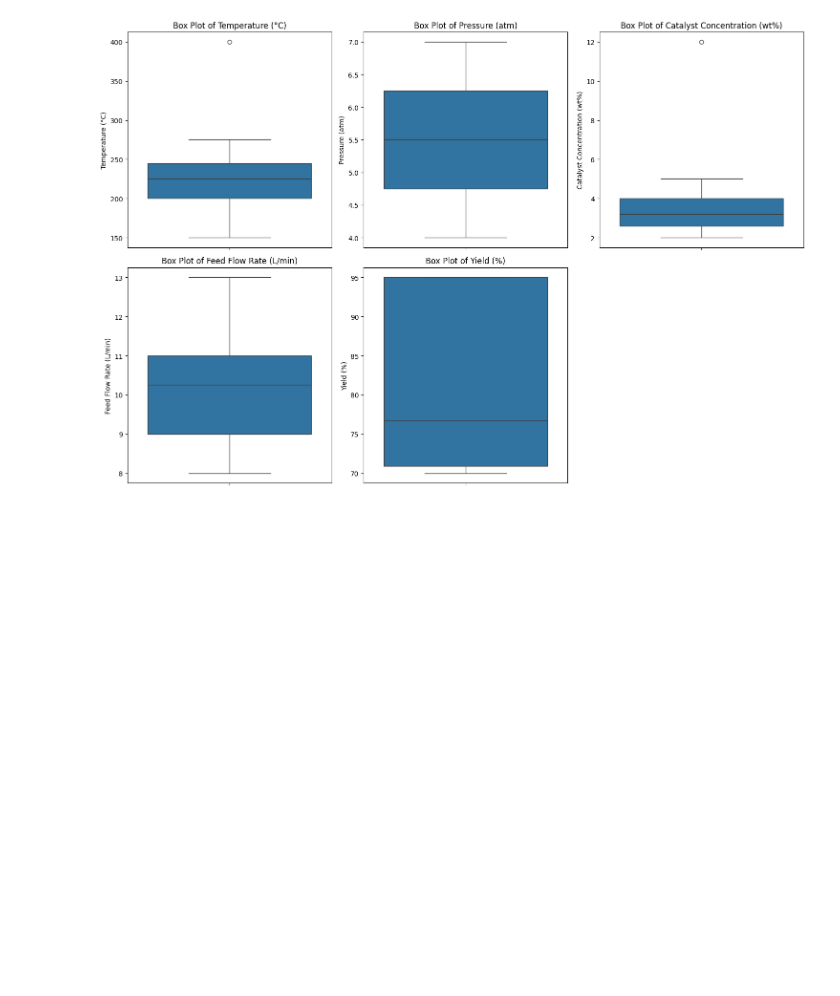
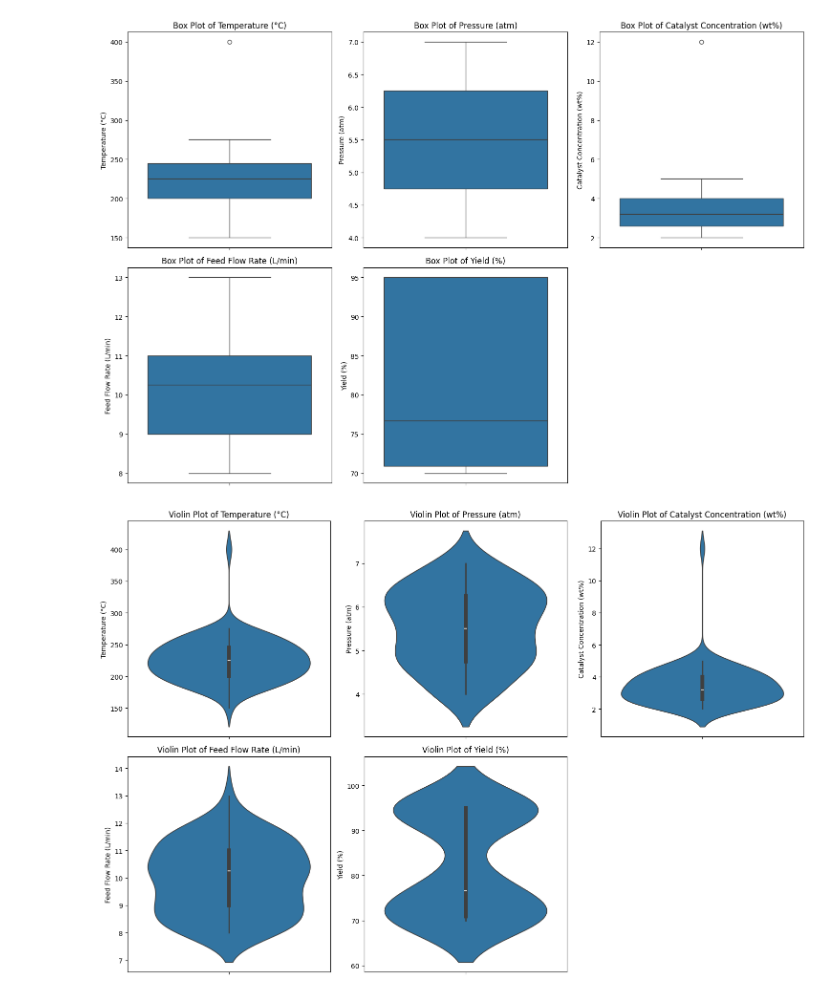
Before and after one commit to dissabnd/Applied-AI-in-Chemical-and-Process-Engineering, a Jupyter notebook: 2_MLpipeline.ipynb, the cells around one changed output. Saved outputs shown, nothing was run; the diff lists cells and outputs as text; code cells hidden in the pictures; blank space fills up the shorter version.

```diff
--- a/2_MLpipeline.ipynb
+++ b/2_MLpipeline.ipynb
@@ -193,3 +193,17 @@ plt.tight_layout()
 plt.show()
 # %% [output]
 [figure]
+# %%
+# prompt: do the same thing with violin plot instead of box plot
+
+num_vars = df3.select_dtypes(include=np.number).columns
+
+plt.figure(figsize=(15, 10))
+for i, var in enumerate(num_vars):
+    plt.subplot(2, 3, i + 1)
+    sns.violinplot(y=df3[var])
+    plt.title(f'Violin Plot of {var}')
+plt.tight_layout()
+plt.show()
+# %% [output]
+[figure, added]
```
